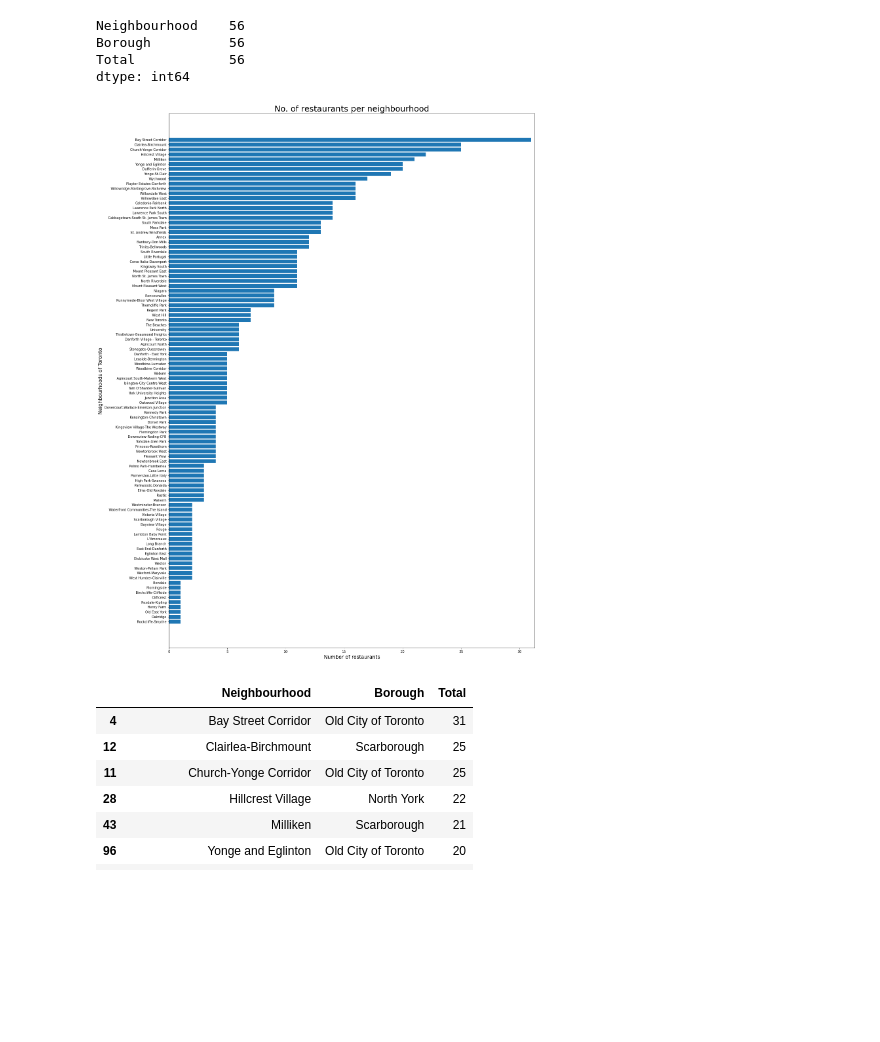
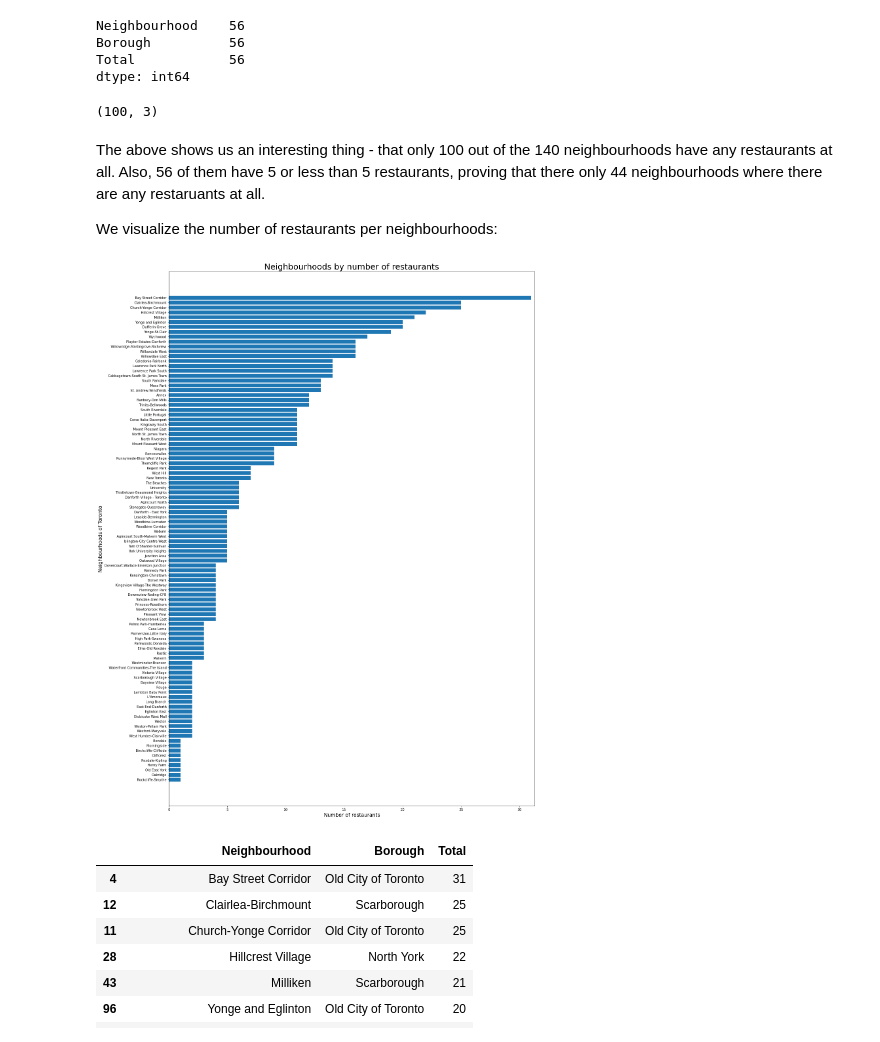
Before and after one commit to Bruno-42/Coursera_Capstone, a Jupyter notebook: Actual_final_project.ipynb, the cells around one changed output. Saved outputs shown, nothing was run; the diff lists cells and outputs as text; code cells hidden in the pictures; blank space fills up the shorter version.

```diff
--- a/Actual_final_project.ipynb
+++ b/Actual_final_project.ipynb
@@ -185,3 +217,6 @@ tor_venues = get_all_venues(tor_ngh_data['Latitude'], tor_ngh_data['Longitude'],
+# %%
+tor_venues = pd.read_csv('toronto_venues.csv')
+tor_venues.drop('Unnamed: 0', axis = 1, inplace = True)
 # %%
 tor_venues.head()
 # %% [output]
@@ -241,17 +343,24 @@ Neighbourhood    56
 Borough          56
 Total            56
 dtype: int64
+# %%
+restaurant_sort.shape
+# %% [output]
+(100, 3)
+# %% [markdown]
+The above shows us an interesting thing - that only 100 out of the 140 neighbourhoods have any restaurants at all. Also, 56 of them have 5 or less than 5 restaurants, proving that there only 44 neighbourhoods where there are any restaruants at all.
+
+We visualize the number of restaurants per neighbourhoods:
 # %%
 plt.figure(figsize = (20, 30))
 plt.margins(0.01, 0.05)
 plt.barh(restaurant_sort['Neighbourhood'], restaurant_sort['Total'])
-#plt.xticks(rotation = 90)
 plt.ylabel('Neighbourhoods of Toronto', fontdict = {'fontsize': 15})
 plt.xlabel('Number of restaurants', fontdict = {'fontsize': 15})
-plt.title('No. of restaurants per neighbourhood', fontdict = {'fontsize': 25})
+plt.title('Neighbourhoods by number of restaurants', fontdict = {'fontsize': 25})
 plt.show()
 # %% [output]
-[figure, old version]
+[figure, new version]
 # %%
 restaurant_sort.sort_values(by = 'Total', ascending = False).head(10)
 # %% [output]
```
Also changed, not shown: parts of 43 cells of this notebook.
